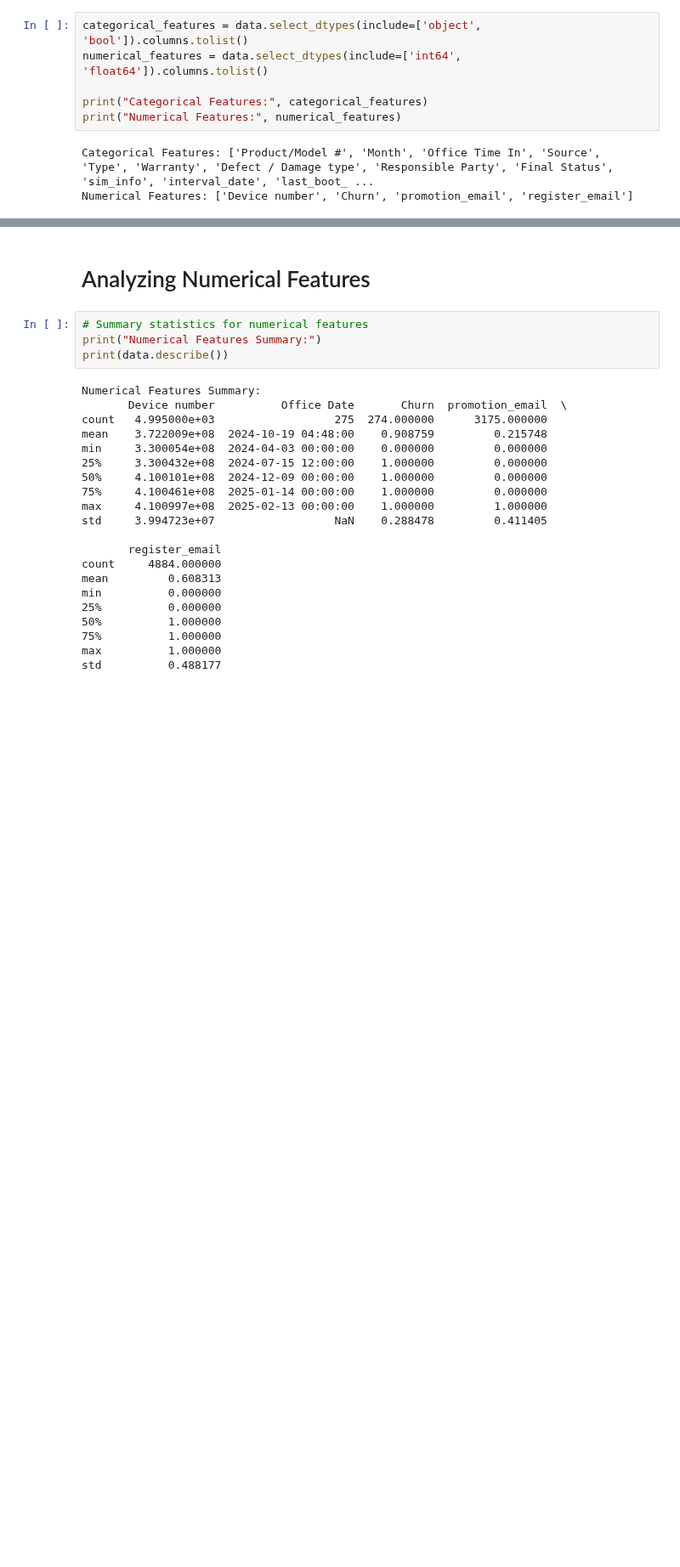
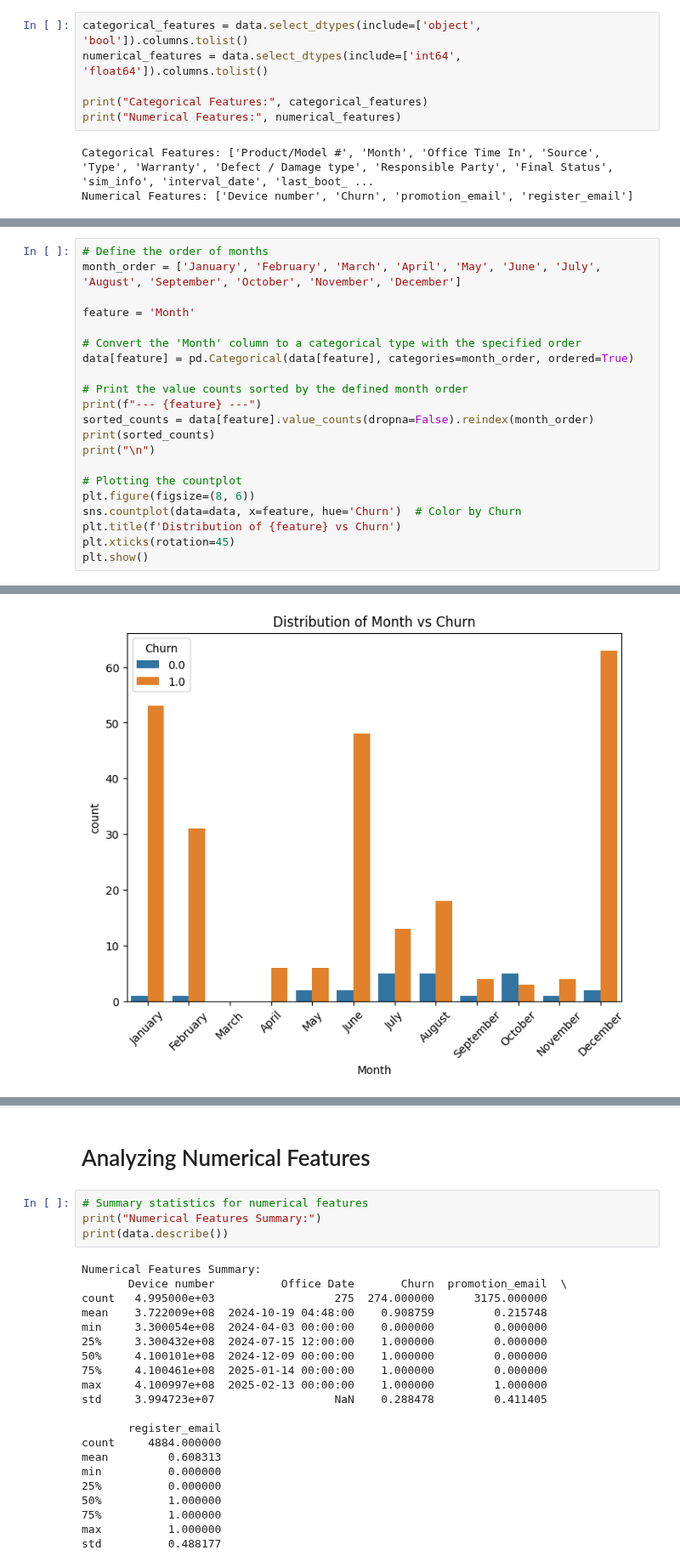
Before and after one commit to ACarrig/NUUMobile1, a Jupyter notebook: data_before_Feb13_analysis.ipynb, the cells around one changed output, grey strips where cells are left out. Shown at 85% size. Drawn from its saved outputs; the diff is of its cells as text; blank space fills up the shorter version.

```diff
--- a/data_before_Feb13_analysis.ipynb
+++ b/data_before_Feb13_analysis.ipynb
@@ -102,0 +188,22 @@ Numerical Features: ['Device number', 'Churn', 'promotion_email', 'register_emai
+# %%
+# Define the order of months
+month_order = ['January', 'February', 'March', 'April', 'May', 'June', 'July', 'August', 'September', 'October', 'November', 'December']
+
+feature = 'Month'
+
+# Convert the 'Month' column to a categorical type with the specified order
+data[feature] = pd.Categorical(data[feature], categories=month_order, ordered=True)
+
+# Print the value counts sorted by the defined month order
+print(f"--- {feature} ---")
+sorted_counts = data[feature].value_counts(dropna=False).reindex(month_order)
+print(sorted_counts)
+print("\n")
+
+# Plotting the countplot
+plt.figure(figsize=(8, 6))
+sns.countplot(data=data, x=feature, hue='Churn')  # Color by Churn
+plt.title(f'Distribution of {feature} vs Churn')
+plt.xticks(rotation=45)
+plt.show()
+# %% [output]
@@ -102,0 +225 @@ Numerical Features: ['Device number', 'Churn', 'promotion_email', 'register_emai
+[figure, added]
```
Also changed, not shown: parts of 14 cells of this notebook, 1 other file.
